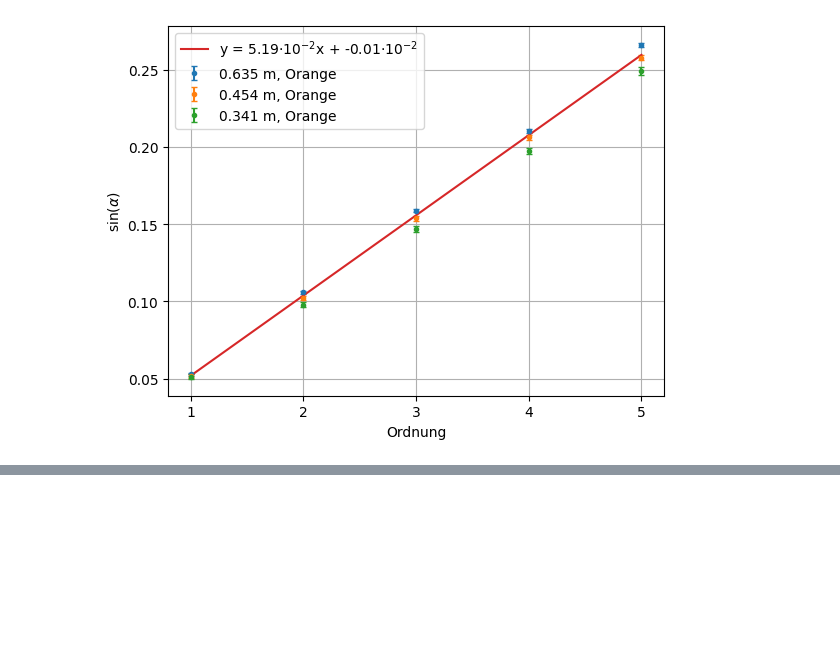
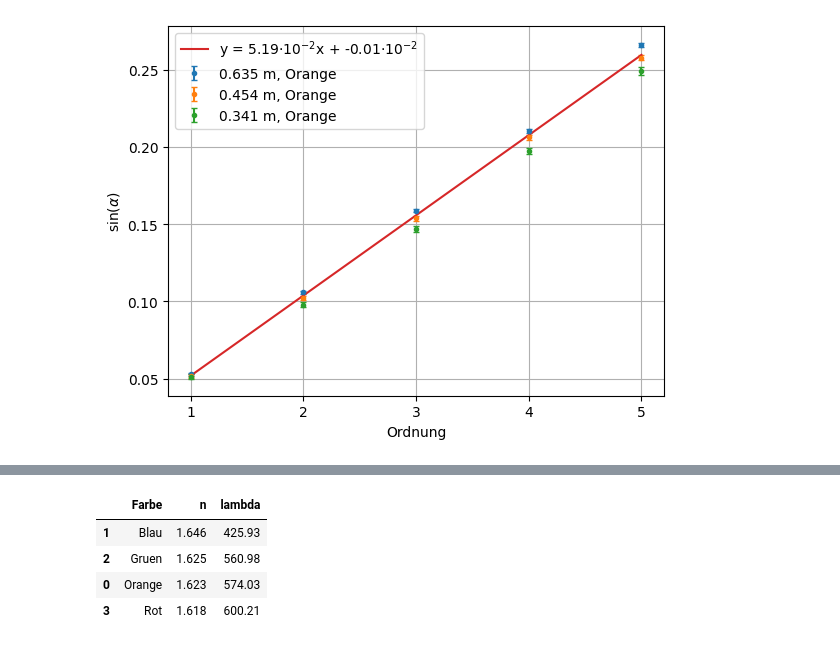
Before and after one commit to RombusBombus/AP3, a Jupyter notebook: BUB/BUB.ipynb, the cells around one changed output, grey strips where cells are left out. Cells and saved outputs as stored; diff of their text form; code cells hidden in the pictures; blank space fills up the shorter version.

```diff
--- a/BUB/BUB.ipynb
+++ b/BUB/BUB.ipynb
@@ -336,0 +401,17 @@ pd.read_excel("BUB.xlsx", sheet_name="PrismaEnergiesparlampe")
+# %%
+# Wellenlaengen der Spektrallinien aus der Energiesparlampe bestimmen
+def wellenlaenge(brechungsindex):
+    return (1/popt[0]) * brechungsindex - (popt[1]/popt[0])
+
+prisma_energiesparlampe["lambda"] = wellenlaenge(prisma_energiesparlampe["n"])
+
+prisma_energiesparlampe["n"] = prisma_energiesparlampe["n"].round(3)
+prisma_energiesparlampe["lambda"] = prisma_energiesparlampe["lambda"].round(2)
+
+prisma_energiesparlampe.sort_values(by="lambda")[["Farbe", "n", "lambda"]]
+# %% [output]
+|  | Farbe | n | lambda |
+| 1 | Blau | 1.646 | 425.93 |
+| 2 | Gruen | 1.625 | 560.98 |
+| 0 | Orange | 1.623 | 574.03 |
+| 3 | Rot | 1.618 | 600.21 |
```
Also changed, not shown: parts of 8 cells of this notebook, 1 other file.
